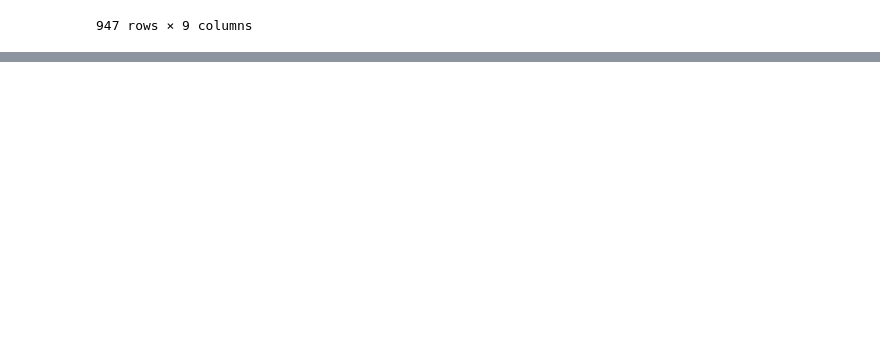
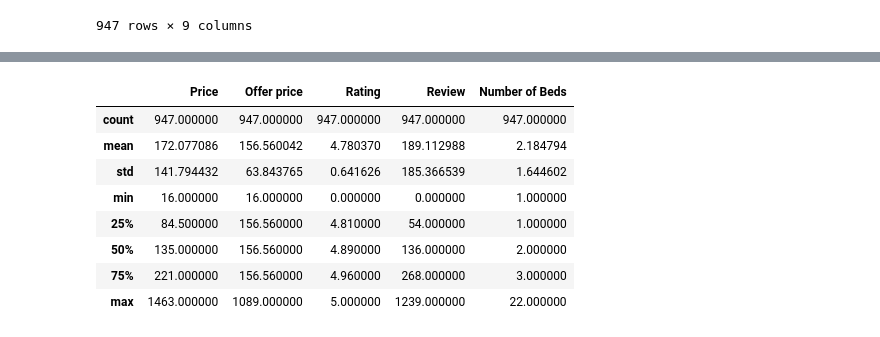
Before and after one commit to khalidkhankakar/EDA-projects-for-Machine-Learning, a Jupyter notebook: Airbnb Listing/main.ipynb, the cells around one changed output, grey strips where cells are left out. Drawn from its saved outputs; the diff is of its cells as text; code cells hidden in the pictures; blank space fills up the shorter version.

```diff
--- a/Airbnb Listing/main.ipynb
+++ b/Airbnb Listing/main.ipynb
@@ -303,0 +320,12 @@ final_df
+# %%
+final_df.describe()
+# %% [output]
+|  | Price | Offer price | Rating | Review | Number of Beds |
+| count | 947.000000 | 947.000000 | 947.000000 | 947.000000 | 947.000000 |
+| mean | 172.077086 | 156.560042 | 4.780370 | 189.112988 | 2.184794 |
+| std | 141.794432 | 63.843765 | 0.641626 | 185.366539 | 1.644602 |
+| min | 16.000000 | 16.000000 | 0.000000 | 0.000000 | 1.000000 |
+| 25% | 84.500000 | 156.560000 | 4.810000 | 54.000000 | 1.000000 |
+| 50% | 135.000000 | 156.560000 | 4.890000 | 136.000000 | 2.000000 |
+| 75% | 221.000000 | 156.560000 | 4.960000 | 268.000000 | 3.000000 |
+| max | 1463.000000 | 1089.000000 | 5.000000 | 1239.000000 | 22.000000 |
```
Also changed, not shown: parts of 4 cells of this notebook.
